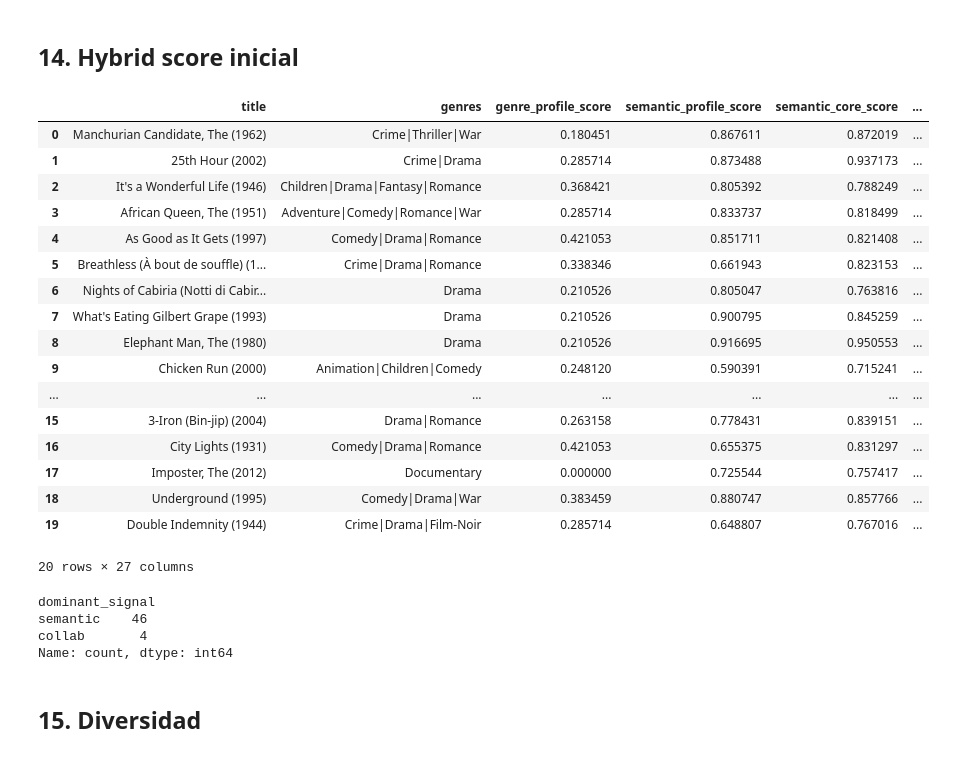
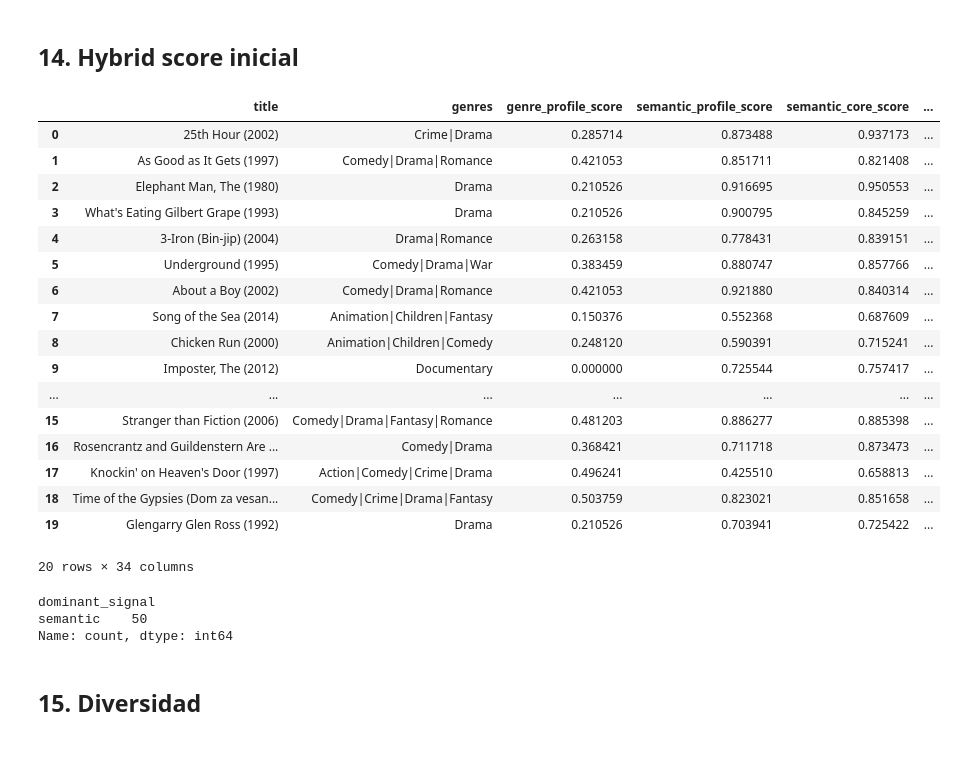
Before and after one commit to alexonazo/TFG, a Jupyter notebook: notebooks/08_recomendador_hibrido_final.ipynb, the cells around one changed output. Saved outputs shown, nothing was run; the diff lists cells and outputs as text; code cells hidden in the pictures.

```diff
--- a/notebooks/08_recomendador_hibrido_final.ipynb
+++ b/notebooks/08_recomendador_hibrido_final.ipynb
@@ -1869,6 +2102,10 @@ ACTIVE_WEIGHT_CONFIG = "adaptive"
 def compute_hybrid_score(df, weights):
     scored = df.copy()
     scored["contrib_genre"] = weights["genre"] * scored["genre_profile_score"]
+    if "year_affinity_score" not in scored.columns:
+        scored["year_affinity_score"] = 1.0
+    if "temporal_mismatch_penalty" not in scored.columns:
+        scored["temporal_mismatch_penalty"] = 0.0
     if "semantic_net_score" in scored.columns:
         semantic_signal = scored["semantic_net_score"]
     elif "semantic_core_score" in scored.columns:
@@ -1879,9 +2116,11 @@ def compute_hybrid_score(df, weights):
     scored["contrib_collab"] = weights["collab"] * scored["item_item_collab_score"]
     scored["contrib_rating"] = weights["rating"] * scored["rating_score"]
     scored["contrib_popularity"] = weights["popularity"] * scored["popularity_score"]
+    scored["contrib_year_affinity"] = weights.get("year_affinity", 0.0) * scored["year_affinity_score"]
     scored["penalty_negative_genre"] = weights["negative_genre"] * scored["negative_genre_score"]
     scored["penalty_negative_semantic"] = weights["negative_semantic"] * scored["negative_semantic_score"]
     scored["penalty_negative_collab"] = weights["negative_collab"] * scored["item_item_negative_collab_score"]
+    scored["penalty_temporal_mismatch"] = weights.get("temporal_mismatch", 0.0) * scored["temporal_mismatch_penalty"]
 
     scored["hybrid_score"] = (
         scored["contrib_genre"]
@@ -1889,9 +2128,11 @@ def compute_hybrid_score(df, weights):
         + scored["contrib_collab"]
         + scored["contrib_rating"]
         + scored["contrib_popularity"]
+        + scored["contrib_year_affinity"]
         - scored["penalty_negative_genre"]
         - scored["penalty_negative_semantic"]
         - scored["penalty_negative_collab"]
+        - scored["penalty_temporal_mismatch"]
     )
 
     contribution_cols = {
@@ -1900,6 +2141,7 @@ def compute_hybrid_score(df, weights):
         "collab": "contrib_collab",
         "rating": "contrib_rating",
         "popularity": "contrib_popularity",
+        "year_affinity": "contrib_year_affinity",
     }
     scored["dominant_signal"] = scored[list(contribution_cols.values())].idxmax(axis=1)
     scored["dominant_signal"] = scored["dominant_signal"].replace({value: key for key, value in contribution_cols.items()})
@@ -1926,53 +2168,59 @@ AUDIT_COLUMNS = [
     "semantic_profile_score",
     "semantic_core_score",
     "semantic_core_negative_score",
     "semantic_net_score",
     "negative_genre_score",
     "negative_semantic_score",
     "semantic_negative_beta",
     "item_item_collab_score",
     "item_item_negative_collab_score",
     "rating_score",
     "popularity_score",
+    "allow_temporal_outlier",
+    "is_temporal_outlier",
+    "temporal_distance_from_profile",
+    "temporal_mismatch_penalty",
+    "year_affinity_score",
     "contrib_genre",
     "contrib_semantic",
     "contrib_collab",
     "contrib_rating",
     "contrib_popularity",
+    "contrib_year_affinity",
     "penalty_negative_genre",
     "penalty_negative_semantic",
     "penalty_negative_collab",
+    "penalty_temporal_mismatch",
     "dominant_signal",
     "semantic_explanation_terms",
     "core_semantic_explanation_terms",
     "core_negative_semantic_terms",
     "hybrid_score",
 ]
 
 display(candidates_scored[AUDIT_COLUMNS].head(20))
 display(candidates_scored.head(50)["dominant_signal"].value_counts())
 # %% [output]
 |  | title | genres | genre_profile_score | semantic_profile_score | semantic_core_score | ... |
-| 0 | Manchurian Candidate, The (1962) | Crime|Thriller|War | 0.180451 | 0.867611 | 0.872019 | ... |
-| 1 | 25th Hour (2002) | Crime|Drama | 0.285714 | 0.873488 | 0.937173 | ... |
-| 2 | It's a Wonderful Life (1946) | Children|Drama|Fantasy|Romance | 0.368421 | 0.805392 | 0.788249 | ... |
-| 3 | African Queen, The (1951) | Adventure|Comedy|Romance|War | 0.285714 | 0.833737 | 0.818499 | ... |
-| 4 | As Good as It Gets (1997) | Comedy|Drama|Romance | 0.421053 | 0.851711 | 0.821408 | ... |
-| 5 | Breathless (À bout de souffle) (1... | Crime|Drama|Romance | 0.338346 | 0.661943 | 0.823153 | ... |
-| 6 | Nights of Cabiria (Notti di Cabir... | Drama | 0.210526 | 0.805047 | 0.763816 | ... |
-| 7 | What's Eating Gilbert Grape (1993) | Drama | 0.210526 | 0.900795 | 0.845259 | ... |
-| 8 | Elephant Man, The (1980) | Drama | 0.210526 | 0.916695 | 0.950553 | ... |
-| 9 | Chicken Run (2000) | Animation|Children|Comedy | 0.248120 | 0.590391 | 0.715241 | ... |
+| 0 | 25th Hour (2002) | Crime|Drama | 0.285714 | 0.873488 | 0.937173 | ... |
+| 1 | As Good as It Gets (1997) | Comedy|Drama|Romance | 0.421053 | 0.851711 | 0.821408 | ... |
+| 2 | Elephant Man, The (1980) | Drama | 0.210526 | 0.916695 | 0.950553 | ... |
+| 3 | What's Eating Gilbert Grape (1993) | Drama | 0.210526 | 0.900795 | 0.845259 | ... |
+| 4 | 3-Iron (Bin-jip) (2004) | Drama|Romance | 0.263158 | 0.778431 | 0.839151 | ... |
+| 5 | Underground (1995) | Comedy|Drama|War | 0.383459 | 0.880747 | 0.857766 | ... |
+| 6 | About a Boy (2002) | Comedy|Drama|Romance | 0.421053 | 0.921880 | 0.840314 | ... |
+| 7 | Song of the Sea (2014) | Animation|Children|Fantasy | 0.150376 | 0.552368 | 0.687609 | ... |
+| 8 | Chicken Run (2000) | Animation|Children|Comedy | 0.248120 | 0.590391 | 0.715241 | ... |
+| 9 | Imposter, The (2012) | Documentary | 0.000000 | 0.725544 | 0.757417 | ... |
 | ... | ... | ... | ... | ... | ... | ... |
-| 15 | 3-Iron (Bin-jip) (2004) | Drama|Romance | 0.263158 | 0.778431 | 0.839151 | ... |
-| 16 | City Lights (1931) | Comedy|Drama|Romance | 0.421053 | 0.655375 | 0.831297 | ... |
-| 17 | Imposter, The (2012) | Documentary | 0.000000 | 0.725544 | 0.757417 | ... |
-| 18 | Underground (1995) | Comedy|Drama|War | 0.383459 | 0.880747 | 0.857766 | ... |
-| 19 | Double Indemnity (1944) | Crime|Drama|Film-Noir | 0.285714 | 0.648807 | 0.767016 | ... |
+| 15 | Stranger than Fiction (2006) | Comedy|Drama|Fantasy|Romance | 0.481203 | 0.886277 | 0.885398 | ... |
+| 16 | Rosencrantz and Guildenstern Are ... | Comedy|Drama | 0.368421 | 0.711718 | 0.873473 | ... |
+| 17 | Knockin' on Heaven's Door (1997) | Action|Comedy|Crime|Drama | 0.496241 | 0.425510 | 0.658813 | ... |
+| 18 | Time of the Gypsies (Dom za vesan... | Comedy|Crime|Drama|Fantasy | 0.503759 | 0.823021 | 0.851658 | ... |
+| 19 | Glengarry Glen Ross (1992) | Drama | 0.210526 | 0.703941 | 0.725422 | ... |
-20 rows × 27 columns
+20 rows × 34 columns
 dominant_signal
-semantic    46
-collab       4
+semantic    50
 Name: count, dtype: int64
 # %% [markdown]
 ## 15. Diversidad
```
Also changed, not shown: parts of 6 cells of this notebook.
